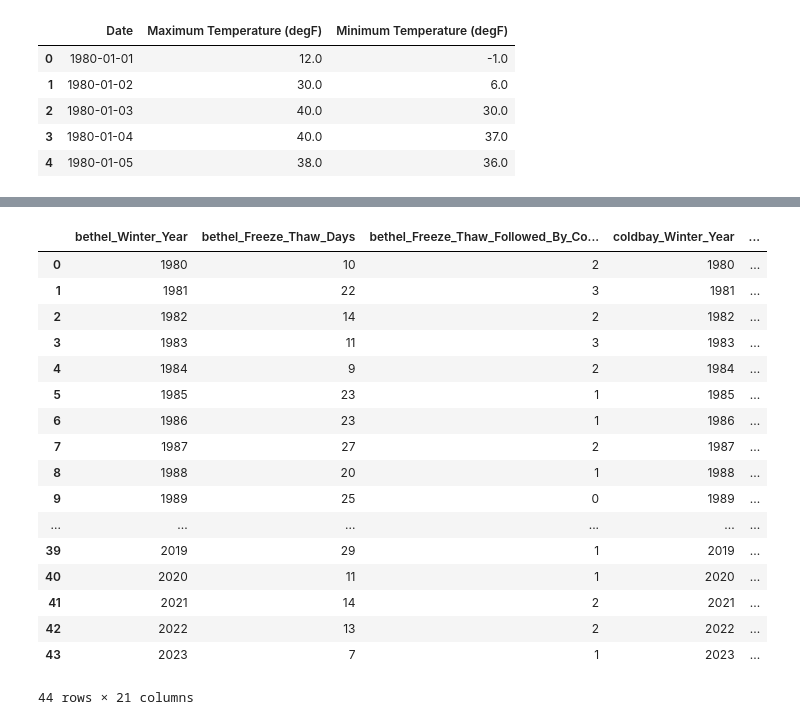
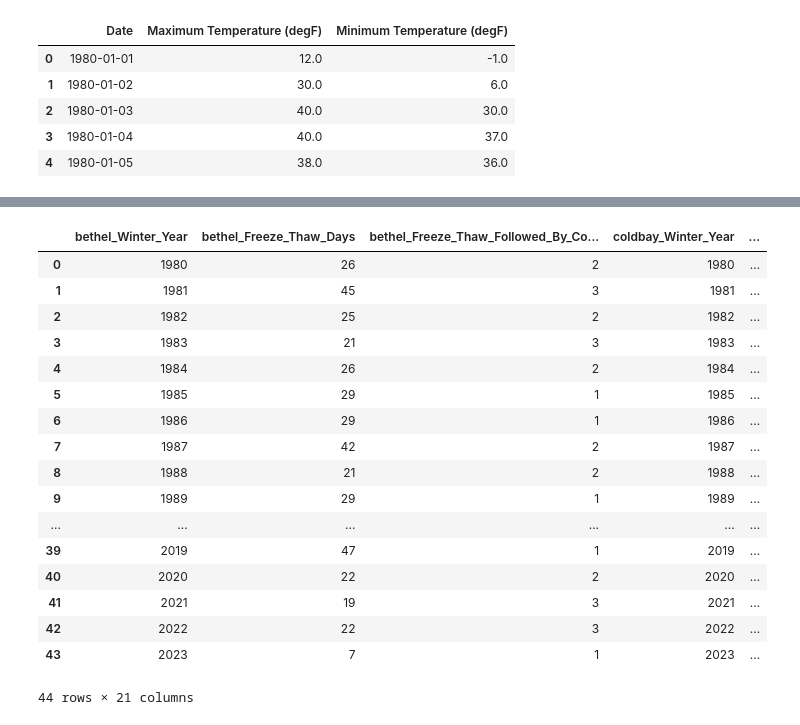
Before and after one commit to LVParkinson/Alaska-Berry-Futures, a Jupyter notebook: 2024.02.23_ABF_FreezeThawDays.ipynb, the cells around one changed output, grey strips where cells are left out. Drawn from its saved outputs; the diff is of its cells as text; code cells hidden in the pictures.

```diff
--- a/2024.02.23_ABF_FreezeThawDays.ipynb
+++ b/2024.02.23_ABF_FreezeThawDays.ipynb
@@ -181,6 +124,6 @@ test2
 # %%
 
-def combined_freeze_thaw_counts(df):
+def combined_freeze_thaw_counts(df, months, n_days_freezing):
     """
     This function analyzes a DataFrame containing daily maximum and minimum temperature readings.
     It identifies and counts two specific winter weather events for each winter year (defined as
@@ -218,8 +161,8 @@ def combined_freeze_thaw_counts(df):
         # Filter the DataFrame for the current winter year
         winter_df = df[df['Winter_Year'] == year]
 
-        # Filter for December, January, and February of the winter year
-        winter_months = winter_df[winter_df['Date'].dt.month.isin([12, 1, 2])]
+        # Filter for December, January, February, and March of the winter year
+        winter_months = winter_df[winter_df['Date'].dt.month.isin(months)]
 
         # Sort by date to ensure correct sequential processing
         winter_months_sorted = winter_months.sort_values(by='Date')
@@ -234,13 +177,13 @@ def combined_freeze_thaw_counts(df):
             if row['Freeze_Thaw']:
                 # Get the date of the freeze-thaw event
                 ft_date = row['Date']
-                # Calculate the end date for the 3-week period
-                end_date = ft_date + pd.Timedelta(days=14)
-                # Select the next 21 days in the DataFrame
+                # Calculate the end date for the 2-week period
+                end_date = ft_date + pd.Timedelta(days=n_days_freezing)
+                # Select the next 14 days in the DataFrame
                 subsequent_period = winter_months_sorted[(winter_months_sorted['Date'] > ft_date) & (winter_months_sorted['Date'] <= end_date)]
 
                 # Check if all days in the subsequent period are below freezing
-                if len(subsequent_period) >= 14 and (subsequent_period['Maximum Temperature (degF)'] <= 32).all():
+                if len(subsequent_period) >= n_days_freezing and (subsequent_period['Maximum Temperature (degF)'] <= 32).all():
                     cold_streak_count += 1
 
 
@@ -259,7 +202,7 @@ def combined_freeze_thaw_counts(df):
 # combined_df = combined_freeze_thaw_counts(df)
 # print(combined_df)
 # %%
-def apply_combined_freeze_thaw_counts_to_list(df_list):
+def apply_combined_freeze_thaw_counts_to_list(df_list, months, n_days_freezing):
     """
     Applies the combined_freeze_thaw_counts function to a list of named DataFrames and returns a
     single DataFrame. The result includes columns for each input DataFrame, with the column names
@@ -281,7 +224,7 @@ def apply_combined_freeze_thaw_counts_to_list(df_list):
     # Iterate over the list of DataFrames
     for name, df in df_list:
         # Apply the combined_freeze_thaw_counts function to each DataFrame
-        result_df = combined_freeze_thaw_counts(df)
+        result_df = combined_freeze_thaw_counts(df, months, n_days_freezing)
 
         # Prefix the column names with the name of the DataFrame
         result_df.columns = [f"{name}_{col}" for col in result_df.columns]
@@ -306,25 +249,25 @@ ak_towns = [('bethel', bethel), ('coldbay', coldbay),
             ('northpole', northpole)
             ]
 # %%
-combined_df = apply_combined_freeze_thaw_counts_to_list(ak_towns)
+winter_df = apply_combined_freeze_thaw_counts_to_list(ak_towns, [12,1,2,3], 14)
 # %%
-combined_df
+winter_df
 # %% [output]
 |  | bethel_Winter_Year | bethel_Freeze_Thaw_Days | bethel_Freeze_Thaw_Followed_By_Co... | coldbay_Winter_Year | ... |
-| 0 | 1980 | 10 | 2 | 1980 | ... |
-| 1 | 1981 | 22 | 3 | 1981 | ... |
-| 2 | 1982 | 14 | 2 | 1982 | ... |
-| 3 | 1983 | 11 | 3 | 1983 | ... |
-| 4 | 1984 | 9 | 2 | 1984 | ... |
-| 5 | 1985 | 23 | 1 | 1985 | ... |
-| 6 | 1986 | 23 | 1 | 1986 | ... |
-| 7 | 1987 | 27 | 2 | 1987 | ... |
-| 8 | 1988 | 20 | 1 | 1988 | ... |
-| 9 | 1989 | 25 | 0 | 1989 | ... |
+| 0 | 1980 | 26 | 2 | 1980 | ... |
+| 1 | 1981 | 45 | 3 | 1981 | ... |
+| 2 | 1982 | 25 | 2 | 1982 | ... |
+| 3 | 1983 | 21 | 3 | 1983 | ... |
+| 4 | 1984 | 26 | 2 | 1984 | ... |
+| 5 | 1985 | 29 | 1 | 1985 | ... |
+| 6 | 1986 | 29 | 1 | 1986 | ... |
+| 7 | 1987 | 42 | 2 | 1987 | ... |
+| 8 | 1988 | 21 | 2 | 1988 | ... |
+| 9 | 1989 | 29 | 1 | 1989 | ... |
 | ... | ... | ... | ... | ... | ... |
-| 39 | 2019 | 29 | 1 | 2019 | ... |
-| 40 | 2020 | 11 | 1 | 2020 | ... |
-| 41 | 2021 | 14 | 2 | 2021 | ... |
-| 42 | 2022 | 13 | 2 | 2022 | ... |
+| 39 | 2019 | 47 | 1 | 2019 | ... |
+| 40 | 2020 | 22 | 2 | 2020 | ... |
+| 41 | 2021 | 19 | 3 | 2021 | ... |
+| 42 | 2022 | 22 | 3 | 2022 | ... |
 | 43 | 2023 | 7 | 1 | 2023 | ... |
 44 rows × 21 columns
```
Also changed, not shown: parts of 10 cells of this notebook.
